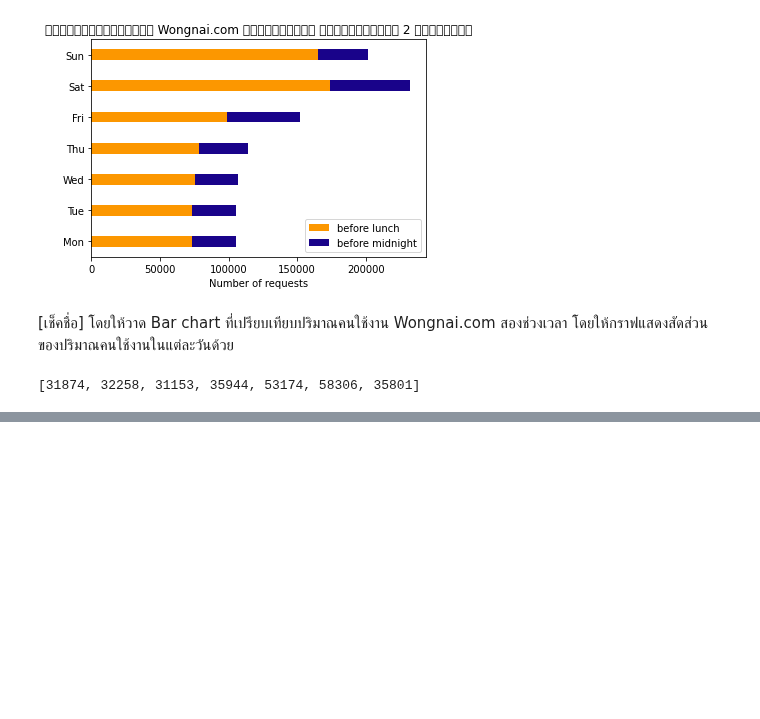
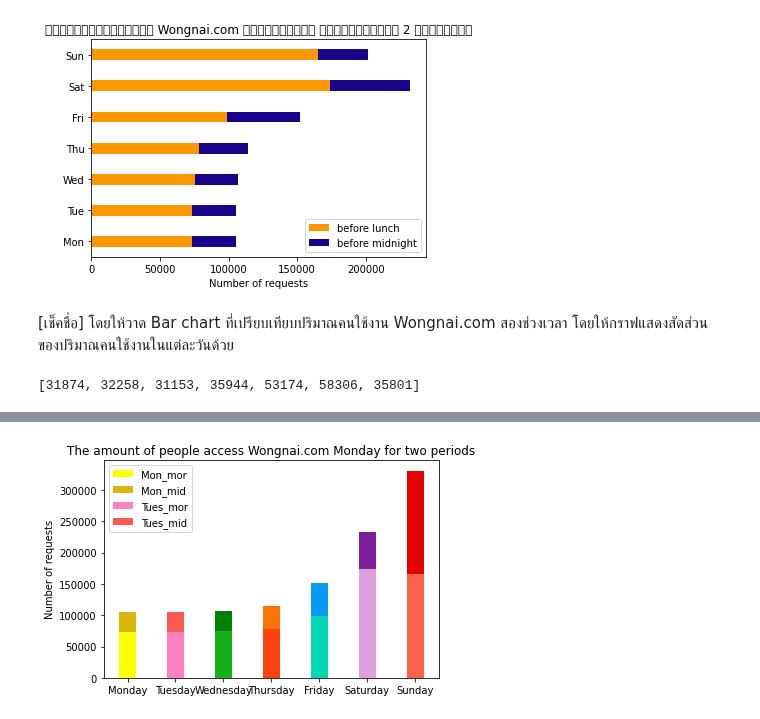
Before and after one commit to Kggzzz/data_viz, a Jupyter notebook: Visualize_Data_Comparison.ipynb, the cells around one changed output, grey strips where cells are left out. Saved outputs shown, nothing was run; the diff lists cells and outputs as text; code cells hidden in the pictures; blank space fills up the shorter version.

```diff
--- a/Visualize_Data_Comparison.ipynb
+++ b/Visualize_Data_Comparison.ipynb
@@ -225,11 +227,11 @@ Sun = top_table[top_table['search_timestamp'].dt.dayofweek == 6]
 # %%
 Mon_mid = data[(data['search_timestamp'].dt.dayofweek == 0)&(data['search_timestamp'].dt.time >= time(hour=23))].shape[0]
-Tues_mid = data[(data['search_timestamp'].dt.dayofweek == 1)&(data['search_timestamp'].dt.time >= time(hour=23))].shape[0],
-Wed_mid =
-Thurs_mid =
-Fri_mid =
-Sat_mid =
-Sun_mid =
+Tues_mid = data[(data['search_timestamp'].dt.dayofweek == 1)&(data['search_timestamp'].dt.time >= time(hour=23))].shape[0]
+Wed_mid = data[(data['search_timestamp'].dt.dayofweek == 2)&(data['search_timestamp'].dt.time >= time(hour=23))].shape[0]
+Thurs_mid = data[(data['search_timestamp'].dt.dayofweek == 3)&(data['search_timestamp'].dt.time >= time(hour=23))].shape[0]
+Fri_mid = data[(data['search_timestamp'].dt.dayofweek == 4)&(data['search_timestamp'].dt.time >= time(hour=23))].shape[0]
+Sat_mid = data[(data['search_timestamp'].dt.dayofweek == 5)&(data['search_timestamp'].dt.time >= time(hour=23))].shape[0]
+Sun_mid = data[(data['search_timestamp'].dt.dayofweek == 6)&(data['search_timestamp'].dt.time >= time(hour=23))].shape[0]
 # %%
 import matplotlib.pyplot as plt
 
@@ -252,0 +253,37 @@ plt.show()
+# %%
+labels2 = ['Monday']
+labels3 = ['Tuesday']
+labels4 = ['Wednesday']
+labels5 = ['Thursday']
+labels6 = ['Friday']
+labels7 = ['Saturday']
+labels8 = ['Sunday']
+# %%
+width = 0.35       # the width of the bars: can also be len(x) sequence
+
+fig, ax = plt.subplots()
+
+ax.bar(labels2, Mon_mor, width,label= 'Mon_mor',color = '#FFFF00')
+ax.bar(labels2, Mon_mid, width, bottom=Mon_mor,label='Mon_mid',color = '#DBB40C')
+ax.bar(labels3, Tues_mor, width,label= 'Tues_mor', color = '#FF81C0')
+ax.bar(labels3, Tues_mid, width, bottom=Tues_mor,label= 'Tues_mid', color = '#FC5A50')
+ax.bar(labels4, Wed_mor, width,color = '#15B01A')
+ax.bar(labels4, Wed_mid, width, bottom=Wed_mor,color = '#008000' )
+ax.bar(labels5, Thurs_mor, width,color = '#FE420F' )
+ax.bar(labels5, Thurs_mid, width, bottom=Thurs_mor,color = '#F97306' )
+ax.bar(labels6, Fri_mor, width, color = '#04D8B2')
+ax.bar(labels6, Fri_mid, width, bottom=Fri_mor, color = '#069AF3')
+ax.bar(labels7, Sat_mor, width, color = '#DDA0DD')
+ax.bar(labels7, Sat_mid, width, bottom=Sat_mor, color = '#7E1E9C')
+ax.bar(labels8, Sun_mor, width, color = '#FF6347')
+ax.bar(labels8, Sun_mor, width, bottom=Sun_mor, color = '#E50000')
+#bottom คือเรากำหนดได้ว่ากราฟอีค่าข้อมูล จะเริ่มจากตรงไหนของข้อมูลเก่า
+
+ax.set_ylabel('Number of requests')
+ax.set_title('The amount of people access Wongnai.com Monday for two periods')
+ax.legend()
+
+
+plt.show()
+# %% [output]
+[figure, added]
```
Also changed, not shown: parts of 5 cells of this notebook.
